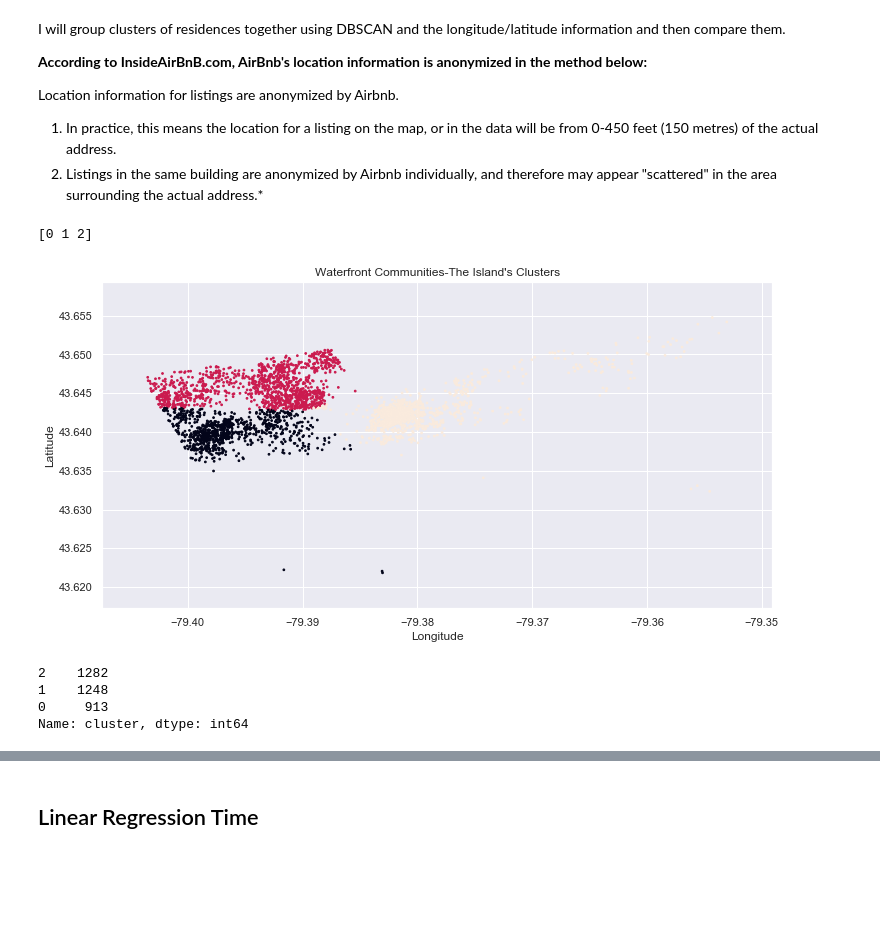
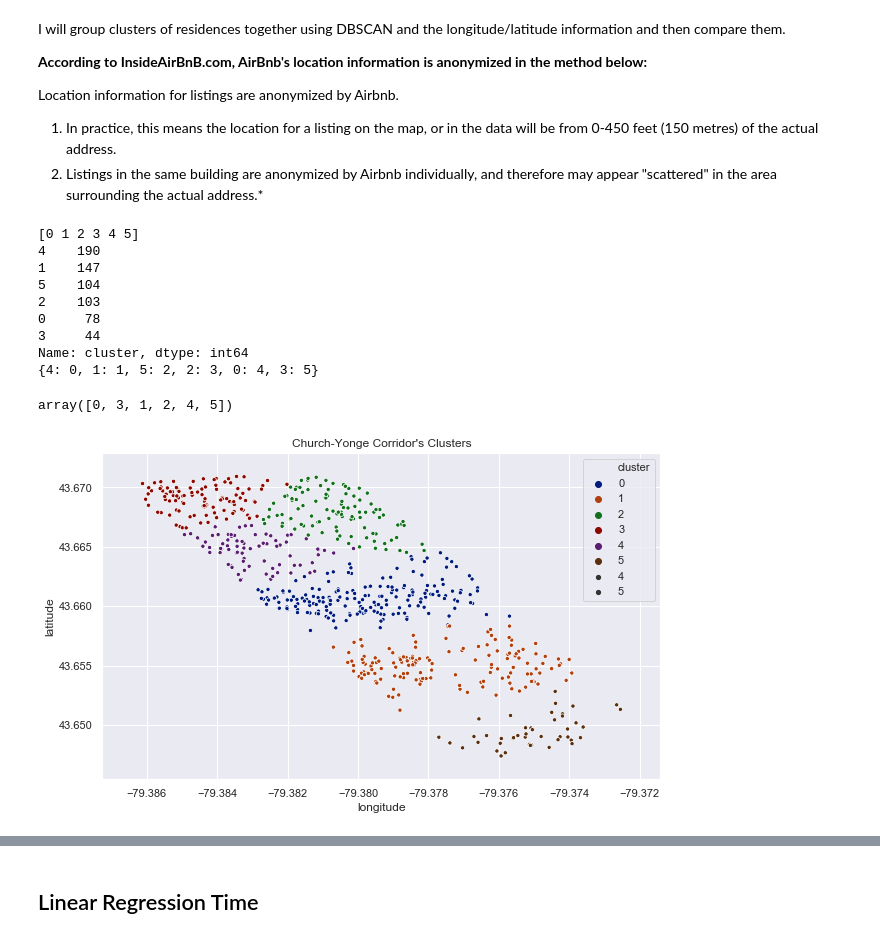
Before and after one commit to misrakberhe/TorontoAirBnb, a Jupyter notebook: AirBnB toronto.ipynb, the cells around one changed output, grey strips where cells are left out. Drawn from its saved outputs; the diff is of its cells as text; code cells hidden in the pictures; blank space fills up the shorter version.

Commit message:
Improved visualizations

```diff
--- a/AirBnB toronto.ipynb
+++ b/AirBnB toronto.ipynb
@@ -183,23 +183,42 @@ Location information for listings are anonymized by Airbnb.
 # %%
 
 def cluster_neigh(df, neighbourhood):
+    '''
+    This function clusters the neighbourhoods AirBnB's to look at the residences in the area. Often in Toronto,
+    there are newer condominums in the same area as older buildings, or the neighbourhoods are large enough to consist
+    of multiple smaller but distinct neighbourhoods.
+
+    Input: DataFrame, and the string of the neighbourhood name.
+
+    Output: A scatter plot of the neighbourhoods residence clusters and the DataFrame with the cluster labels
+        sorted by frequency attached.
+
+    Usage: The KMeans algorithm n_clusters needs to be adjusted per neighbourhood at the judgment of
+        what is constituting a residence cluster.
+
+
+    '''
+
     data = df[df.neighbourhood_cleansed == neighbourhood]
     lat_lon = data[['latitude', 'longitude']]
-    k = 3
-    clustering_spec = SpectralClustering(n_clusters=k, assign_labels='discretize', random_state=0).fit(lat_lon)
+    k = 6
+    clustering = KMeans(n_clusters=k).fit(lat_lon)
 
-    print (np.unique(clustering_spec.labels_))
+    #clustering = SpectralClustering(n_clusters=k, assign_labels='discretize', random_state=0).fit(lat_lon)
 
 
+    print (np.unique(clustering.labels_))
+
+    '''
     plt.figure(figsize=(12, 6))
-    plt.scatter(lat_lon['longitude'],lat_lon['latitude'], s=3, c=clustering_spec.labels_.astype(float))
+    plt.scatter(lat_lon['longitude'],lat_lon['latitude'], s=3, c=clustering.labels_.astype(float), cmap='tab10')
     plt.title(neighbourhood + "'s Clusters")
     plt.xlabel("Longitude")
     plt.ylabel("Latitude")
+    plt.show()'''
 
-    plt.show()
 
-    spec_cluster = pd.DataFrame(clustering_spec.labels_, columns= ['cluster'], index=lat_lon.index)
+    spec_cluster = pd.DataFrame(clustering.labels_, columns= ['cluster'], index=lat_lon.index)
 
     print (spec_cluster['cluster'].value_counts())
 
@@ -211,18 +230,29 @@ def cluster_neigh(df, neighbourhood):
 
     spec_cluster = spec_cluster['cluster'].map(muahaha)
 
+    print (muahaha)
+
     final_clustered = pd.concat([data, spec_cluster],axis=1)
 
+    sns.scatterplot(data=final_clustered,x='longitude', y='latitude',  hue='cluster', size=5, palette= sns.color_palette("dark", n_colors=k)).set_title(neighbourhood + "'s Clusters")
+
     return final_clustered
 # %%
-final_clustered = cluster_neigh(final, largest)
+final_clustered = cluster_neigh(final, 'Church-Yonge Corridor')
+
+final_clustered['cluster'].unique()
 # %% [output]
-[0 1 2]
+[0 1 2 3 4 5]
+4    190
+1    147
+5    104
+2    103
+0     78
+3     44
+Name: cluster, dtype: int64
+{4: 0, 1: 1, 5: 2, 2: 3, 0: 4, 3: 5}
+array([0, 3, 1, 2, 4, 5])
-[figure, old version]
+[figure, new version]
-2    1282
-1    1248
-0     913
-Name: cluster, dtype: int64
 # %%
 final_clustered
 # %% [output]
```
Also changed, not shown: parts of 13 cells of this notebook.
